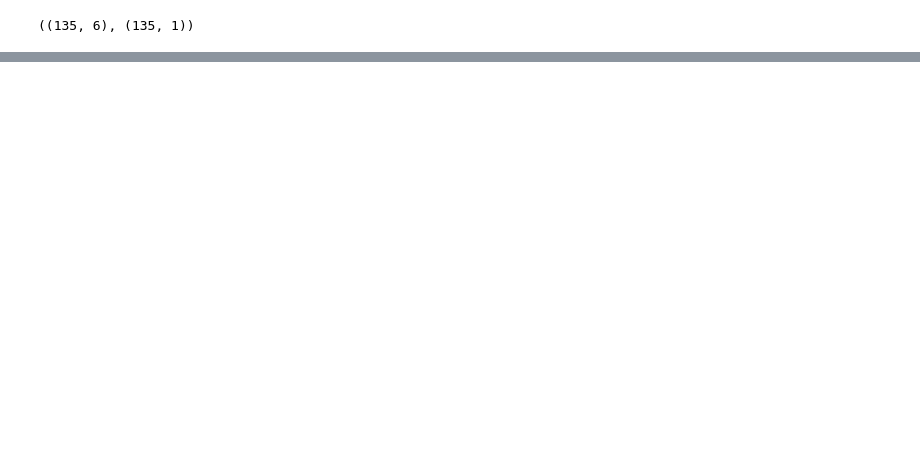
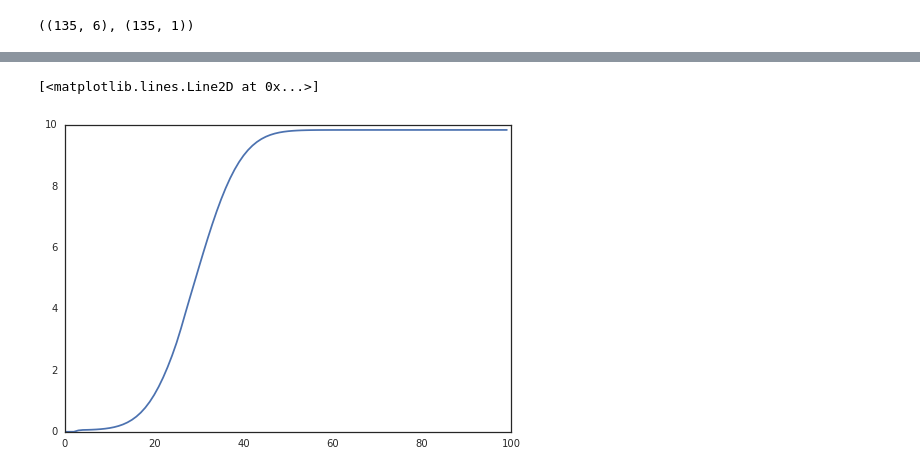
Before and after one commit to cottrell/notebooks, a Jupyter notebook: ml/example keras gmm.ipynb, the cells around one changed output, grey strips where cells are left out. Cells and saved outputs as stored; diff of their text form; code cells hidden in the pictures; blank space fills up the shorter version.

```diff
--- a/ml/example keras gmm.ipynb
+++ b/ml/example keras gmm.ipynb
@@ -137,0 +191,6 @@ p.shape
+# %%
+out = gmm_pdf(yl, p[i,:], M, D)
+plot(out.cumsum())
+# %% [output]
+[<matplotlib.lines.Line2D at 0x...>]
+[figure, added]
```
Also changed, not shown: parts of 7 cells of this notebook, 1 other file.
